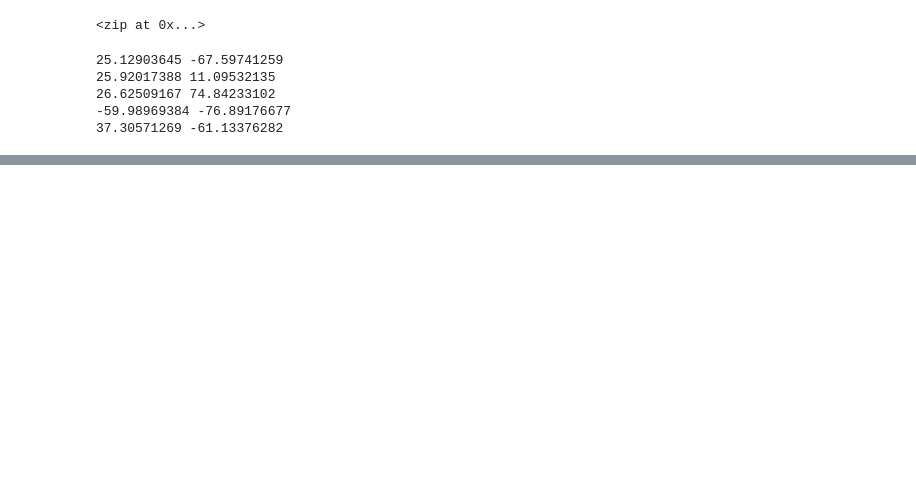
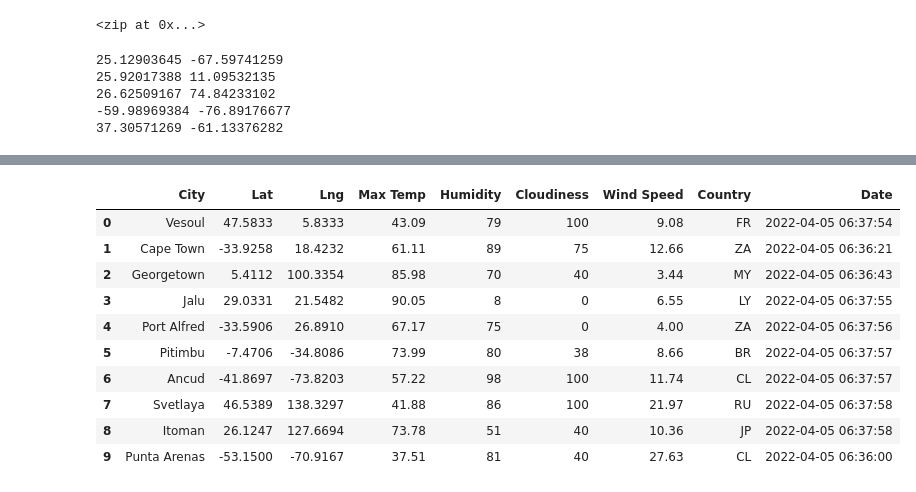
Before and after one commit to wwpa65/World_Weather_Analysis, a Jupyter notebook: WeatherPy.ipynb, the cells around one changed output, grey strips where cells are left out. Cells and saved outputs as stored; diff of their text form; code cells hidden in the pictures; blank space fills up the shorter version.

```diff
--- a/WeatherPy.ipynb
+++ b/WeatherPy.ipynb
@@ -5,0 +11,4 @@ import numpy as np
+# %%
+# Starting URL for Weather Map API Call.
+url = "http://api.openweathermap.org/data/2.5/weather?units=Imperial&APPID=" + weather_api_key
+print(url)
@@ -71,0 +196,16 @@ len(cities)
+# %%
+# Convert the array of dictionaries to a Pandas DataFrame.
+city_data_df = pd.DataFrame(city_data)
+city_data_df.head(10)
+# %% [output]
+|  | City | Lat | Lng | Max Temp | Humidity | Cloudiness | Wind Speed | Country | Date |
+| 0 | Vesoul | 47.5833 | 5.8333 | 43.09 | 79 | 100 | 9.08 | FR | 2022-04-05 06:37:54 |
+| 1 | Cape Town | -33.9258 | 18.4232 | 61.11 | 89 | 75 | 12.66 | ZA | 2022-04-05 06:36:21 |
+| 2 | Georgetown | 5.4112 | 100.3354 | 85.98 | 70 | 40 | 3.44 | MY | 2022-04-05 06:36:43 |
+| 3 | Jalu | 29.0331 | 21.5482 | 90.05 | 8 | 0 | 6.55 | LY | 2022-04-05 06:37:55 |
+| 4 | Port Alfred | -33.5906 | 26.8910 | 67.17 | 75 | 0 | 4.00 | ZA | 2022-04-05 06:37:56 |
+| 5 | Pitimbu | -7.4706 | -34.8086 | 73.99 | 80 | 38 | 8.66 | BR | 2022-04-05 06:37:57 |
+| 6 | Ancud | -41.8697 | -73.8203 | 57.22 | 98 | 100 | 11.74 | CL | 2022-04-05 06:37:57 |
+| 7 | Svetlaya | 46.5389 | 138.3297 | 41.88 | 86 | 100 | 21.97 | RU | 2022-04-05 06:37:58 |
+| 8 | Itoman | 26.1247 | 127.6694 | 73.78 | 51 | 40 | 10.36 | JP | 2022-04-05 06:37:58 |
+| 9 | Punta Arenas | -53.1500 | -70.9167 | 37.51 | 81 | 40 | 27.63 | CL | 2022-04-05 06:36:00 |
```
Also changed, not shown: parts of 9 cells of this notebook, 3 other files.
